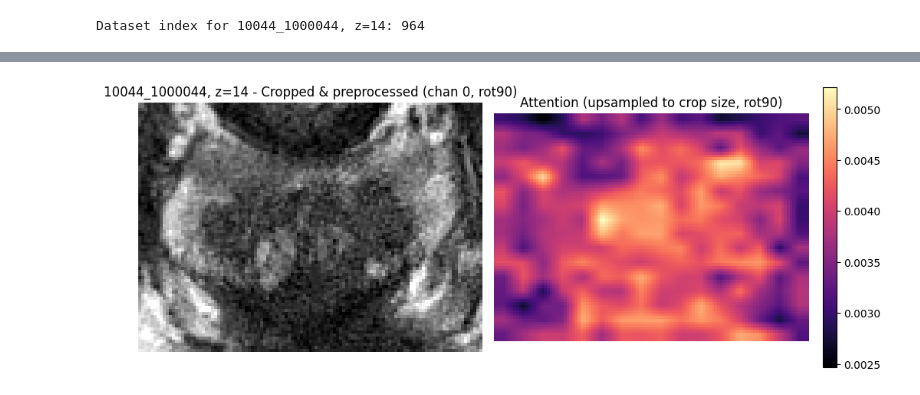
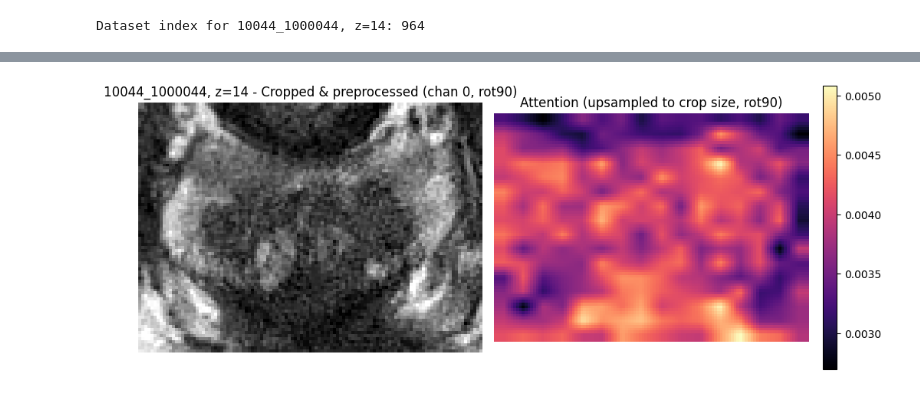
Before and after one commit to emmawillis/pca_contrastive, a Jupyter notebook: mri_model_medsam_finetune_2D/test_notebook.ipynb, the cells around one changed output, grey strips where cells are left out. Drawn from its saved outputs; the diff is of its cells as text; code cells hidden in the pictures.

Commit message:
latest, spie

```diff
--- a/mri_model_medsam_finetune_2D/test_notebook.ipynb
+++ b/mri_model_medsam_finetune_2D/test_notebook.ipynb
@@ -70,6 +70,10 @@ else:
 === Example: true_class = 2, baseline incorrect, aligned correct ===
    patient_id  slice_idx  true_class  baseline_prediction  aligned_prediction       case_id  z  has_lesion
 10044_1000044         14           2                  1.0                 2.0 10044_1000044 14           1
+# %%
+grade_2_sample = "10044_1000044"
+grade_0_sample = "10013_1000013"
+CASE_ID = grade_2_sample
 # %%
 # Inference / visualization notebook for a single PI-CAI slice
 
@@ -94,10 +98,10 @@ MARKSHEET_CSV = "/home/ewillis/projects/aip-medilab/shared/picai/manifests/slice
 SAM_CHECKPOINT = "/project/aip-medilab/ewillis/pca_contrastive/mri_model_medsam_finetune/work_dir/MedSAM/medsam_vit_b.pth"   # path to MedSAM ViT-B ckpt
 # MODEL_CHECKPOINT = "/home/ewillis/projects/aip-medilab/ewillis/pca_contrastive/mri_model_medsam_finetune_2D/fixed_medsam_dims/baseline/ckpt_best.pt"
 # MODEL_CHECKPOINT = "/home/ewillis/projects/aip-medilab/ewillis/pca_contrastive/mri_model_medsam_finetune_2D/fixed_medsam_dims/triplet/ckpt_head_best.pt"
-MODEL_CHECKPOINT = "/home/ewillis/projects/aip-medilab/ewillis/pca_contrastive/mri_model_medsam_finetune_2D/fixed_medsam_dims_train_proj/isup3/triplet/ckpt_head_best.pt"
+ALIGNED_CHECKPOINT = "/home/ewillis/projects/aip-medilab/ewillis/pca_contrastive/mri_model_medsam_finetune_2D/LATEST/SPIE-RESULTS: results_isup3/two_stage-head_and_proj/ckpt_head_best.pt"
+BASELINE_CHECKPOINT = "/home/ewillis/projects/aip-medilab/ewillis/pca_contrastive/mri_model_medsam_finetune_2D/LATEST/SPIE-RESULTS: results_isup3/baseline/ckpt_baseline_best.pt"
 # CASE_ID = "10012_1000012"     # e.g. "10007_1000007"
 # SLICE_Z = 4                # z-index from marksheet
-CASE_ID = "10044_1000044"     # e.g. "10007_1000007"
 SLICE_Z = 14                # z-index from marksheet
 
 NUM_CLASSES = 3               # e.g. ISUP3
@@ -136,11 +140,19 @@ def load_medsam_attn_model(n_classes, proj_dim, sam_checkpoint, model_ckpt_path,
     model.eval()
     return model
 
-model = load_medsam_attn_model(
+baseline_model = load_medsam_attn_model(
     n_classes=NUM_CLASSES,
     proj_dim=PROJ_DIM,
     sam_checkpoint=SAM_CHECKPOINT,
-    model_ckpt_path=MODEL_CHECKPOINT,
+    model_ckpt_path=BASELINE_CHECKPOINT,
+    device=device,
+)
+
+aligned_model = load_medsam_attn_model(
+    n_classes=NUM_CLASSES,
+    proj_dim=PROJ_DIM,
+    sam_checkpoint=SAM_CHECKPOINT,
+    model_ckpt_path=ALIGNED_CHECKPOINT,
     device=device,
 )
 print("Model loaded.")
@@ -195,13 +207,26 @@ print("Channel paths:", channels)
 # Prepare input for model
 x = img_cropped.unsqueeze(0).to(device)   # [1,C,Hc,Wc]
 
+print("BASELINE!!!!")
+
 with torch.no_grad():
-    logits, emb, attn, feats = model(x, return_attn=True)
+    b_logits, b_emb, base_attn, b_feats = baseline_model(x, return_attn=True)
 
-print("Logits:", logits.cpu().numpy())
-print("Predicted class:", logits.argmax(dim=1).item())
-print("attn shape:", attn.shape)   # [1,1,Hf,Wf]
-print("feats shape:", feats.shape) # [1,Cf,Hf,Wf]
+print("Logits:", b_logits.cpu().numpy())
+print("Predicted class:", b_logits.argmax(dim=1).item())
+print("attn shape:", base_attn.shape)   # [1,1,Hf,Wf]
+print("feats shape:", b_feats.shape) # [1,Cf,Hf,Wf]
+
+
+print("ALIGNED!!!!")
+
+with torch.no_grad():
+    a_logits, a_emb, aligned_attn, a_feats = aligned_model(x, return_attn=True)
+
+print("Logits:", a_logits.cpu().numpy())
+print("Predicted class:", a_logits.argmax(dim=1).item())
+print("attn shape:", aligned_attn.shape)   # [1,1,Hf,Wf]
+print("feats shape:", a_feats.shape) # [1,Cf,Hf,Wf]
 # %% [output]
 Cropped image shape: torch.Size([3, 113, 82])
 Label: 2
@@ -241,31 +279,31 @@ print(MODEL_CHECKPOINT)
 # %%
 import numpy as np
 
 # Cropped + preprocessed slice (we'll show the first channel, typically T2)
 C, Hc, Wc = img_cropped.shape
 slice_cropped = img_cropped[0].cpu().numpy()  # [Hc, Wc]
 
 # Upsample attention mask to cropped resolution
-attn_up = F.interpolate(attn, size=(Hc, Wc), mode="bilinear", align_corners=False)
+attn_up = F.interpolate(base_attn, size=(Hc, Wc), mode="bilinear", align_corners=False)
 attn_up_2d = attn_up[0, 0].cpu().numpy()  # [Hc, Wc]
 
 # Rotate both image and attention 90 degrees counter-clockwise
 slice_cropped_rot = np.rot90(slice_cropped, k=1)
 attn_up_2d_rot = np.rot90(attn_up_2d, k=1)
 
 fig, axes = plt.subplots(1, 2, figsize=(10, 4))
 
 axes[0].imshow(slice_cropped_rot, cmap="gray")
 axes[0].set_title(f"{CASE_ID}, z={SLICE_Z} - Cropped & preprocessed (chan 0, rot90)")
 axes[0].axis("off")
 
 im = axes[1].imshow(attn_up_2d_rot, cmap="magma")
 axes[1].set_title("Attention (upsampled to crop size, rot90)")
 axes[1].axis("off")
 fig.colorbar(im, ax=axes[1], fraction=0.046, pad=0.04)
 
 plt.tight_layout()
 plt.show()
 # %% [output]
-[figure, old version]
+[figure, new version]
 # %%
```
Also changed, not shown: parts of 11 cells of this notebook, 27 other files.
